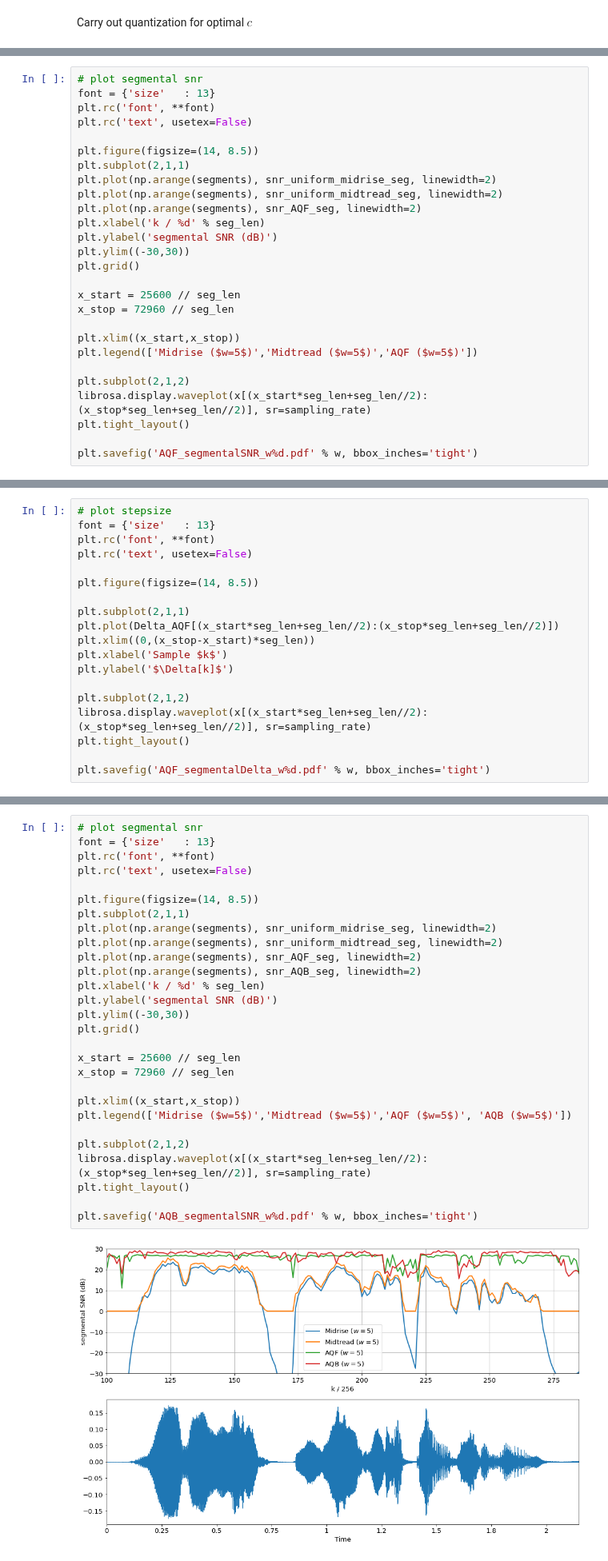
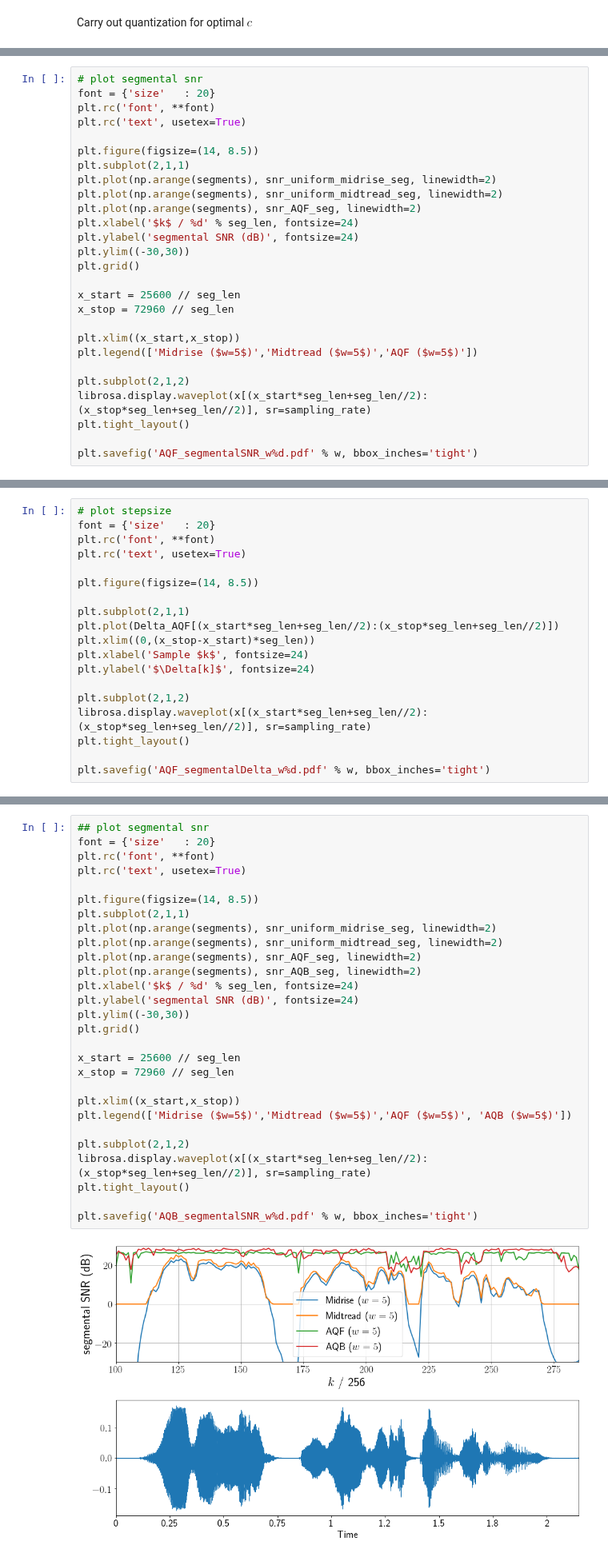
Before and after one commit to kit-cel/lecture-examples, a Jupyter notebook: qc/quantization/Adaptive_Quantization_segmentalSNR.ipynb, the cells around one changed output, grey strips where cells are left out. Shown at 80% size. Drawn from its saved outputs; the diff is of its cells as text.

```diff
--- a/qc/quantization/Adaptive_Quantization_segmentalSNR.ipynb
+++ b/qc/quantization/Adaptive_Quantization_segmentalSNR.ipynb
@@ -204,17 +204,17 @@ xh_seg = np.reshape(xh_AQF[0:segments*seg_len],(segments,seg_len))
 snr_AQF_seg = 10*np.log10(np.mean(np.square(x_seg),axis=1) / np.mean(np.square(xh_seg - x_seg),axis=1))
 # %%
 # plot segmental snr
-font = {'size'   : 13}
+font = {'size'   : 20}
 plt.rc('font', **font)
-plt.rc('text', usetex=False)
+plt.rc('text', usetex=True)
 
 plt.figure(figsize=(14, 8.5))
 plt.subplot(2,1,1)
 plt.plot(np.arange(segments), snr_uniform_midrise_seg, linewidth=2)
 plt.plot(np.arange(segments), snr_uniform_midtread_seg, linewidth=2)
 plt.plot(np.arange(segments), snr_AQF_seg, linewidth=2)
-plt.xlabel('k / %d' % seg_len)
-plt.ylabel('segmental SNR (dB)')
+plt.xlabel('$k$ / %d' % seg_len, fontsize=24)
+plt.ylabel('segmental SNR (dB)', fontsize=24)
 plt.ylim((-30,30))
 plt.grid()
 
@@ -234,16 +234,16 @@ plt.savefig('AQF_segmentalSNR_w%d.pdf' % w, bbox_inches='tight')
 # %%
 # plot stepsize
-font = {'size'   : 13}
+font = {'size'   : 20}
 plt.rc('font', **font)
-plt.rc('text', usetex=False)
+plt.rc('text', usetex=True)
 
 plt.figure(figsize=(14, 8.5))
 
 plt.subplot(2,1,1)
 plt.plot(Delta_AQF[(x_start*seg_len+seg_len//2):(x_stop*seg_len+seg_len//2)])
 plt.xlim((0,(x_stop-x_start)*seg_len))
-plt.xlabel('Sample $k$')
-plt.ylabel('$\Delta[k]$')
+plt.xlabel('Sample $k$', fontsize=24)
+plt.ylabel('$\Delta[k]$', fontsize=24)
 
 plt.subplot(2,1,2)
 librosa.display.waveplot(x[(x_start*seg_len+seg_len//2):(x_stop*seg_len+seg_len//2)], sr=sampling_rate)
@@ -323,34 +323,34 @@ x_seg = np.reshape(x[0:segments*seg_len],(segments,seg_len))
 xh_seg = np.reshape(xh_AQB[0:segments*seg_len],(segments,seg_len))
 snr_AQB_seg = 10*np.log10(np.mean(np.square(x_seg),axis=1) / np.mean(np.square(xh_seg - x_seg),axis=1))
 # %%
-# plot segmental snr
-font = {'size'   : 13}
+## plot segmental snr
+font = {'size'   : 20}
 plt.rc('font', **font)
-plt.rc('text', usetex=False)
+plt.rc('text', usetex=True)
 
 plt.figure(figsize=(14, 8.5))
 plt.subplot(2,1,1)
 plt.plot(np.arange(segments), snr_uniform_midrise_seg, linewidth=2)
 plt.plot(np.arange(segments), snr_uniform_midtread_seg, linewidth=2)
 plt.plot(np.arange(segments), snr_AQF_seg, linewidth=2)
 plt.plot(np.arange(segments), snr_AQB_seg, linewidth=2)
-plt.xlabel('k / %d' % seg_len)
-plt.ylabel('segmental SNR (dB)')
+plt.xlabel('$k$ / %d' % seg_len, fontsize=24)
+plt.ylabel('segmental SNR (dB)', fontsize=24)
 plt.ylim((-30,30))
 plt.grid()
 
 x_start = 25600 // seg_len
 x_stop = 72960 // seg_len
 
 plt.xlim((x_start,x_stop))
 plt.legend(['Midrise ($w=5$)','Midtread ($w=5$)','AQF ($w=5$)', 'AQB ($w=5$)'])
 
 plt.subplot(2,1,2)
 librosa.display.waveplot(x[(x_start*seg_len+seg_len//2):(x_stop*seg_len+seg_len//2)], sr=sampling_rate)
 plt.tight_layout()
 
 plt.savefig('AQB_segmentalSNR_w%d.pdf' % w, bbox_inches='tight')
 # %% [output]
-[figure, old version]
+[figure, new version]
 # %%
 # plot stepsize of speech segement ("we will not")
```
Also changed, not shown: parts of 3 cells of this notebook, 7 other files.
